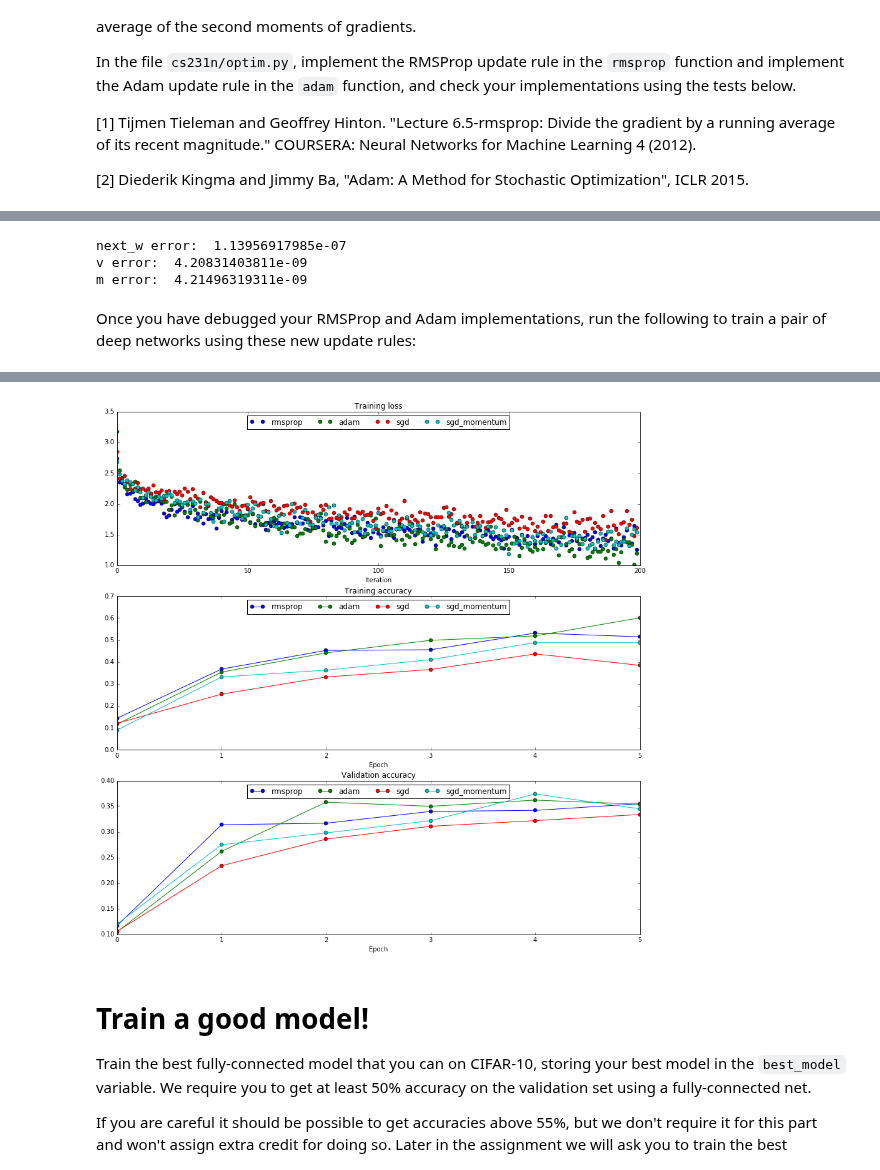
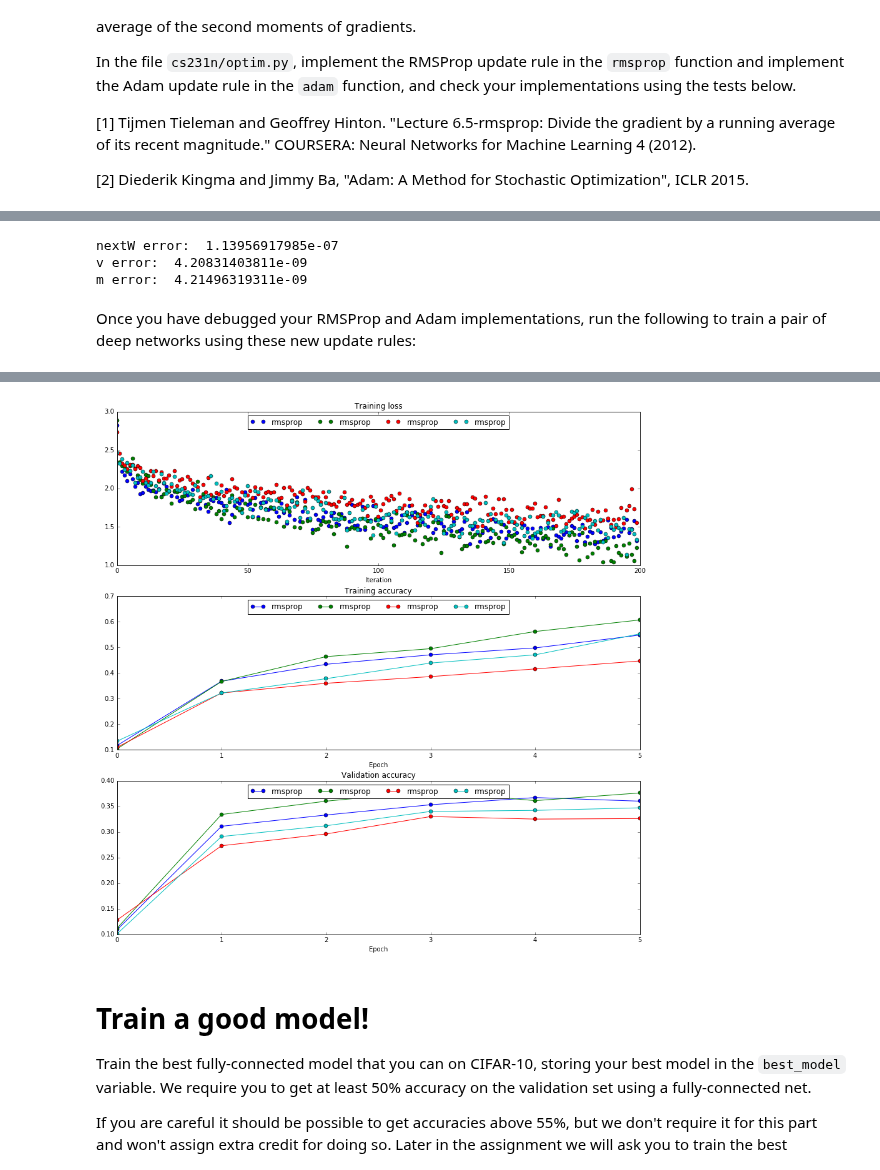
Before and after one commit to RahulBaboota/CS231n-Homeworks, a Jupyter notebook: 2016/Assignment2/FullyConnectedNets.ipynb, the cells around one changed output, grey strips where cells are left out. Saved outputs shown, nothing was run; the diff lists cells and outputs as text; code cells hidden in the pictures.

```diff
--- a/2016/Assignment2/FullyConnectedNets.ipynb
+++ b/2016/Assignment2/FullyConnectedNets.ipynb
@@ -663,58 +660,59 @@ next_w error:  9.52468751104e-08
 cache error:  2.64779558072e-09
 # %%
-# Test Adam implementation; you should see errors around 1e-7 or less
+## Test Adam implementation; you should see errors around 1e-7 or less
 from cs231n.optim import adam
 
 N, D = 4, 5
-w = np.linspace(-0.4, 0.6, num=N*D).reshape(N, D)
-dw = np.linspace(-0.6, 0.4, num=N*D).reshape(N, D)
-m = np.linspace(0.6, 0.9, num=N*D).reshape(N, D)
-v = np.linspace(0.7, 0.5, num=N*D).reshape(N, D)
+w = np.linspace(-0.4, 0.6, num = N*D).reshape(N, D)
+dw = np.linspace(-0.6, 0.4, num = N*D).reshape(N, D)
+m = np.linspace(0.6, 0.9, num = N*D).reshape(N, D)
+v = np.linspace(0.7, 0.5, num = N*D).reshape(N, D)
 
 config = {'learning_rate': 1e-2, 'm': m, 'v': v, 't': 5}
-next_w, _ = adam(w, dw, config=config)
+nextW, _ = adam(w, dw, config=config)
 
-expected_next_w = np.asarray([
+expectedNextW = np.asarray([
   [-0.40094747, -0.34836187, -0.29577703, -0.24319299, -0.19060977],
   [-0.1380274,  -0.08544591, -0.03286534,  0.01971428,  0.0722929],
   [ 0.1248705,   0.17744702,  0.23002243,  0.28259667,  0.33516969],
   [ 0.38774145,  0.44031188,  0.49288093,  0.54544852,  0.59801459]])
-expected_v = np.asarray([
+expectedV = np.asarray([
   [ 0.69966,     0.68908382,  0.67851319,  0.66794809,  0.65738853,],
   [ 0.64683452,  0.63628604,  0.6257431,   0.61520571,  0.60467385,],
   [ 0.59414753,  0.58362676,  0.57311152,  0.56260183,  0.55209767,],
   [ 0.54159906,  0.53110598,  0.52061845,  0.51013645,  0.49966,   ]])
-expected_m = np.asarray([
+expectedM = np.asarray([
   [ 0.48,        0.49947368,  0.51894737,  0.53842105,  0.55789474],
   [ 0.57736842,  0.59684211,  0.61631579,  0.63578947,  0.65526316],
   [ 0.67473684,  0.69421053,  0.71368421,  0.73315789,  0.75263158],
   [ 0.77210526,  0.79157895,  0.81105263,  0.83052632,  0.85      ]])
 
-print 'next_w error: ', rel_error(expected_next_w, next_w)
-print 'v error: ', rel_error(expected_v, config['v'])
-print 'm error: ', rel_error(expected_m, config['m'])
+print 'nextW error: ', relError(expectedNextW, nextW)
+print 'v error: ', relError(expectedV, config['v'])
+print 'm error: ', relError(expectedM, config['m'])
 # %% [output]
-next_w error:  1.13956917985e-07
+nextW error:  1.13956917985e-07
 v error:  4.20831403811e-09
 m error:  4.21496319311e-09
 # %% [markdown]
 Once you have debugged your RMSProp and Adam implementations, run the following to train a pair of deep networks using these new update rules:
 # %%
-learning_rates = {'rmsprop': 1e-4, 'adam': 1e-3}
-for update_rule in ['adam', 'rmsprop']:
-  print 'running with ', update_rule
-  model = FullyConnectedNet([100, 100, 100, 100, 100], weightScale=5e-2)
+learningRates = {'rmsprop': 1e-4, 'adam': 1e-3}
 
-  solver = Solver(model, small_data,
-                  num_epochs=5, batch_size=100,
-                  update_rule=update_rule,
-                  optim_config={
-                    'learning_rate': learning_rates[update_rule]
+for updateRule in ['adam', 'rmsprop']:
+    print 'running with ', updateRule
+    model = FullyConnectedNet([100, 100, 100, 100, 100], weightScale = 5e-2)
+
+    solver = Solver(model, smallData,
+                  num_epochs = 5, batch_size = 100,
+                  update_rule = updateRule,
+                  optim_config = {
+                    'learning_rate': learningRates[updateRule]
                   },
-                  verbose=True)
-  solvers[update_rule] = solver
-  solver.train()
-  print
+                  verbose = True)
+    solvers[updateRule] = solver
+    solver.train()
+    print
 
 plt.subplot(3, 1, 1)
 plt.title('Training loss')
@@ -729,18 +727,19 @@ plt.title('Validation accuracy')
 plt.xlabel('Epoch')
 
 for update_rule, solver in solvers.iteritems():
-  plt.subplot(3, 1, 1)
-  plt.plot(solver.loss_history, 'o', label=update_rule)
+    plt.subplot(3, 1, 1)
+    plt.plot(solver.loss_history, 'o', label = updateRule)
 
-  plt.subplot(3, 1, 2)
-  plt.plot(solver.train_acc_history, '-o', label=update_rule)
+    plt.subplot(3, 1, 2)
+    plt.plot(solver.train_acc_history, '-o', label = updateRule)
 
-  plt.subplot(3, 1, 3)
-  plt.plot(solver.val_acc_history, '-o', label=update_rule)
+    plt.subplot(3, 1, 3)
+    plt.plot(solver.val_acc_history, '-o', label = updateRule)
 
 for i in [1, 2, 3]:
-  plt.subplot(3, 1, i)
-  plt.legend(loc='upper center', ncol=4)
+    plt.subplot(3, 1, i)
+    plt.legend(loc = 'upper center', ncol = 4)
+
 plt.gcf().set_size_inches(15, 15)
 plt.show()
 # %% [output]
@@ -764,4 +763,4 @@ running with  adam
-[figure, old version]
+[figure, new version]
 # %% [markdown]
 # Train a good model!
 Train the best fully-connected model that you can on CIFAR-10, storing your best model in the `best_model` variable. We require you to get at least 50% accuracy on the validation set using a fully-connected net.
```
Also changed, not shown: parts of 24 cells of this notebook, 13 other files.
